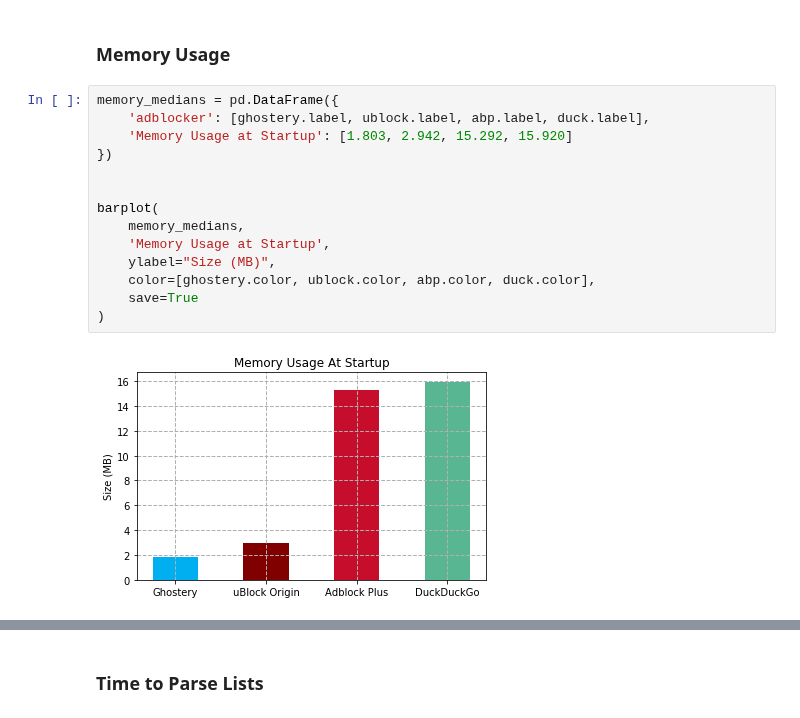
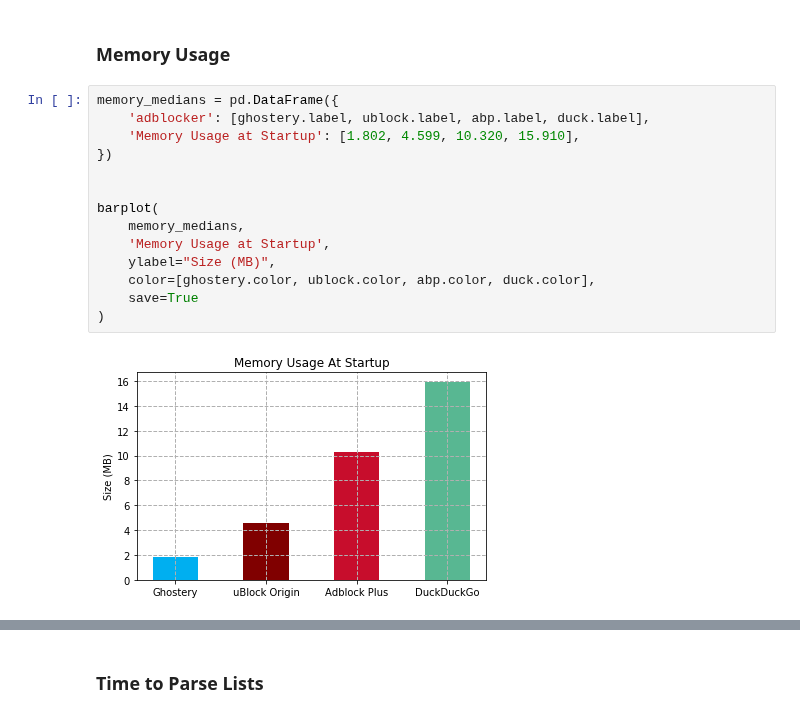
Before and after one commit to ghostery/adblocker, a Jupyter notebook: bench/comparison/analyse_results.ipynb, the cells around one changed output, grey strips where cells are left out. Cells and saved outputs as stored; diff of their text form.

```diff
--- a/bench/comparison/analyse_results.ipynb
+++ b/bench/comparison/analyse_results.ipynb
@@ -288,16 +286,16 @@ barplot(
 # %%
 memory_medians = pd.DataFrame({
     'adblocker': [ghostery.label, ublock.label, abp.label, duck.label],
-    'Memory Usage at Startup': [1.803, 2.942, 15.292, 15.920]
+    'Memory Usage at Startup': [1.802, 4.599, 10.320, 15.910],
 })
 
 
 barplot(
     memory_medians,
     'Memory Usage at Startup',
     ylabel="Size (MB)",
     color=[ghostery.color, ublock.color, abp.color, duck.color],
     save=True
 )
 # %% [output]
-[figure, old version]
+[figure, new version]
```
Also changed, not shown: parts of 18 cells of this notebook, 30 other files.
